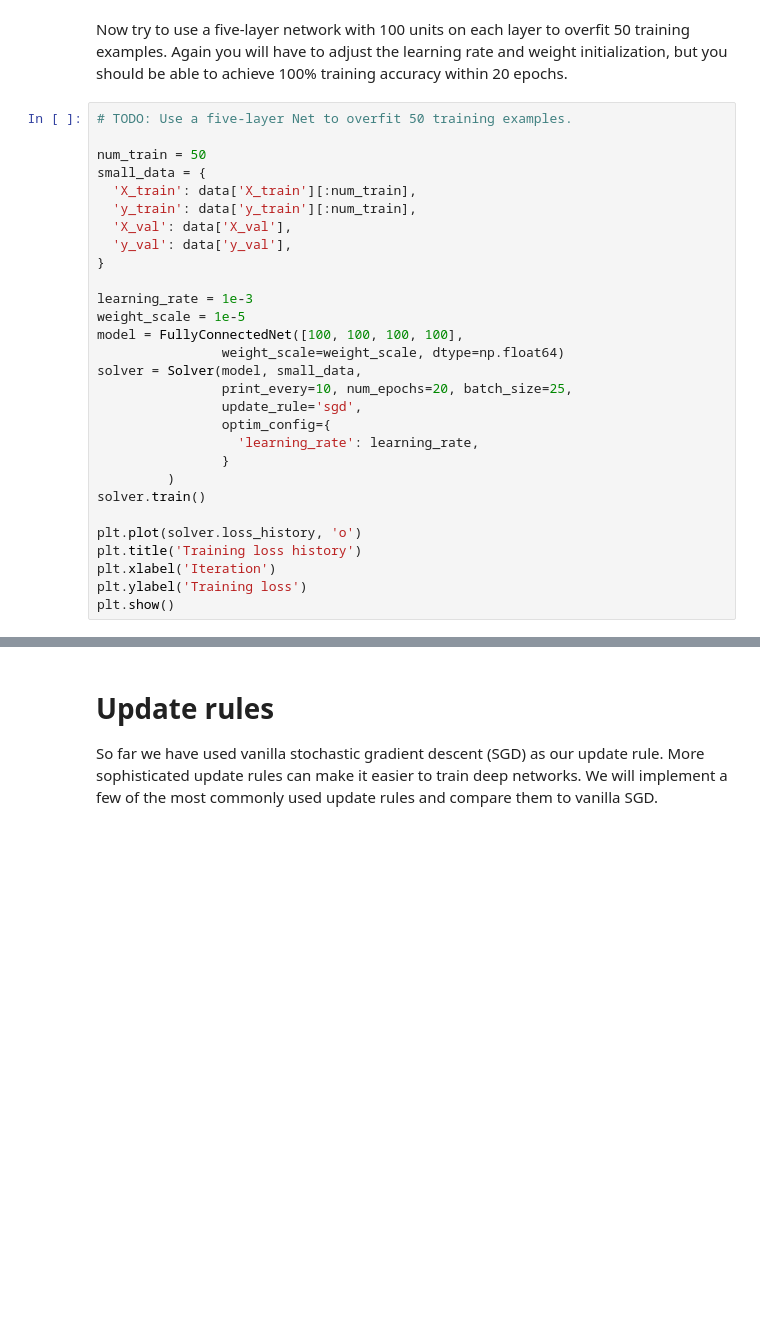
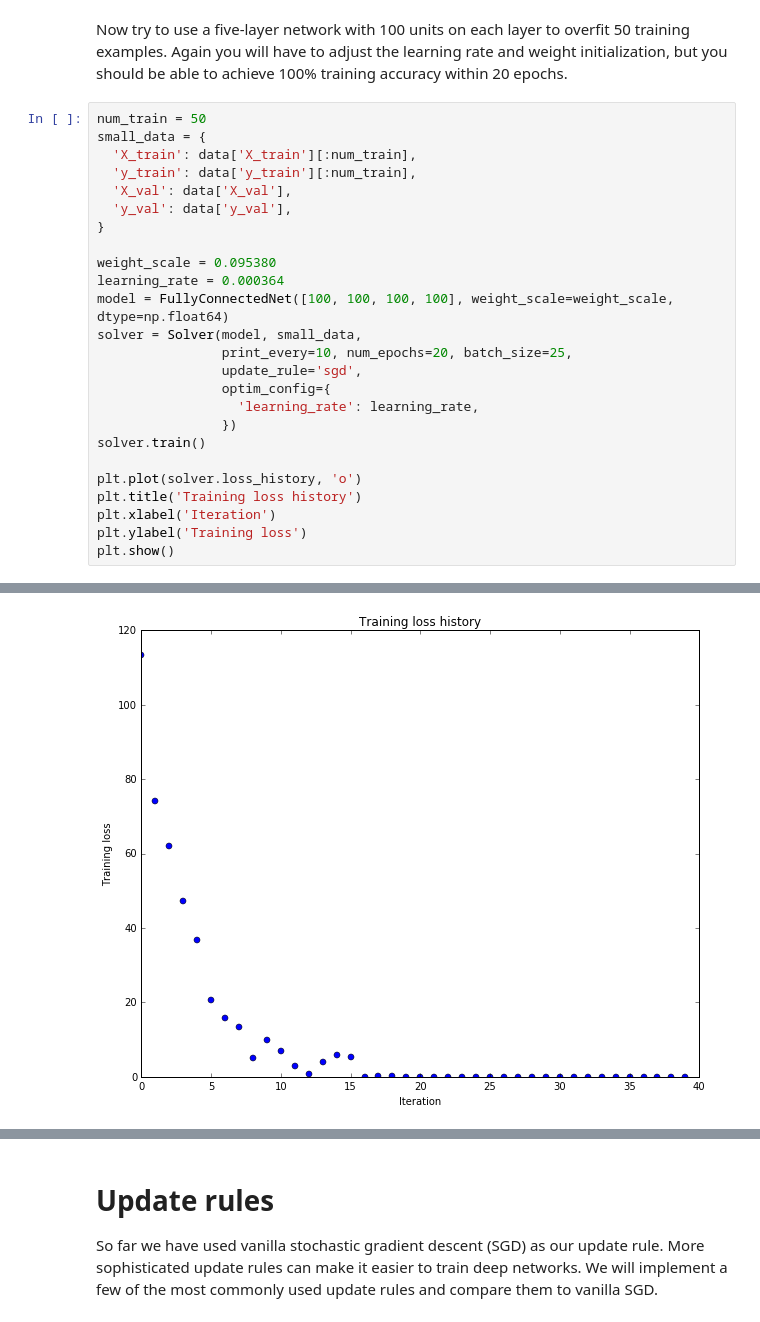
Before and after one commit to maxim5/original-machine-learning, a Jupyter notebook: gist/cs231n-convnets-2016/assignment-2/assignment2/FullyConnectedNets.ipynb, the cells around one changed output, grey strips where cells are left out. Cells and saved outputs as stored; diff of their text form; blank space fills up the shorter version.

Commit message:
assignment 1: Fully-Connected Neural Nets WIP (optimizations)

```diff
--- a/gist/cs231n-convnets-2016/assignment-2/assignment2/FullyConnectedNets.ipynb
+++ b/gist/cs231n-convnets-2016/assignment-2/assignment2/FullyConnectedNets.ipynb
@@ -459,8 +452,6 @@ plt.show()
 # %% [markdown]
 Now try to use a five-layer network with 100 units on each layer to overfit 50 training examples. Again you will have to adjust the learning rate and weight initialization, but you should be able to achieve 100% training accuracy within 20 epochs.
 # %%
-# TODO: Use a five-layer Net to overfit 50 training examples.
-
 num_train = 50
 small_data = {
   'X_train': data['X_train'][:num_train],
@@ -469,17 +460,15 @@ small_data = {
   'y_val': data['y_val'],
 }
 
-learning_rate = 1e-3
-weight_scale = 1e-5
-model = FullyConnectedNet([100, 100, 100, 100],
-                weight_scale=weight_scale, dtype=np.float64)
+weight_scale = 0.095380
+learning_rate = 0.000364
+model = FullyConnectedNet([100, 100, 100, 100], weight_scale=weight_scale, dtype=np.float64)
 solver = Solver(model, small_data,
                 print_every=10, num_epochs=20, batch_size=25,
                 update_rule='sgd',
                 optim_config={
                   'learning_rate': learning_rate,
-                }
-         )
+                })
 solver.train()
 
 plt.plot(solver.loss_history, 'o')
@@ -487,3 +476,4 @@ plt.title('Training loss history')
 plt.xlabel('Iteration')
 plt.ylabel('Training loss')
 plt.show()
+# %% [output]
@@ -490,3 +497,4 @@ plt.show()
+[figure, added]
 # %% [markdown]
 # Inline question:
 Did you notice anything about the comparative difficulty of training the three-layer net vs training the five layer net?
```
Also changed, not shown: parts of 12 cells of this notebook, 1 other file.
